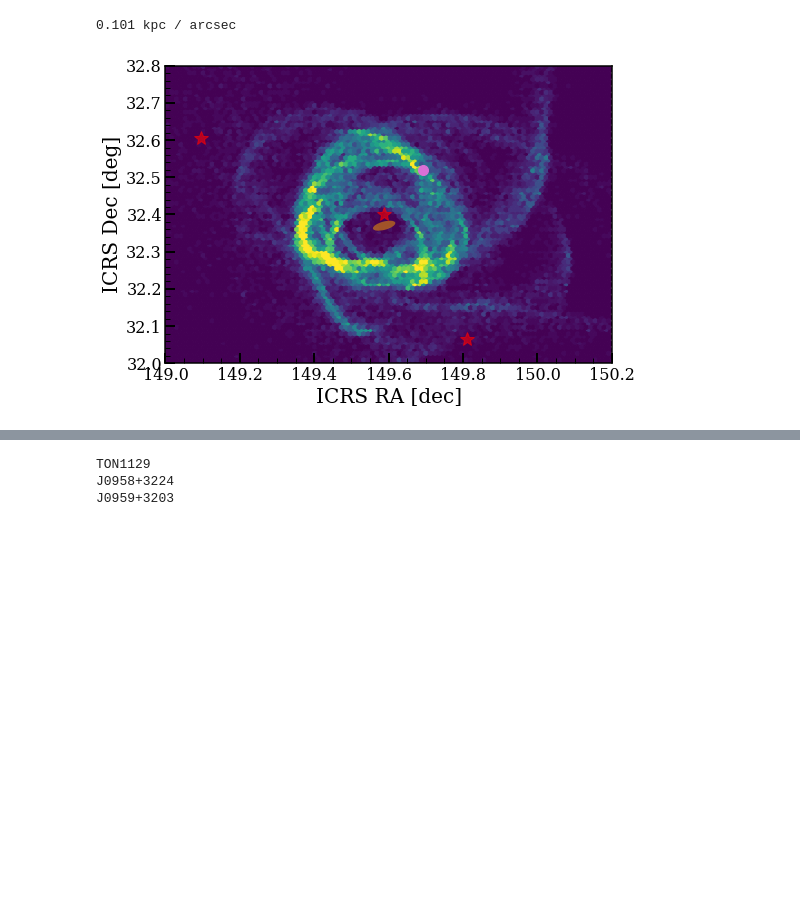
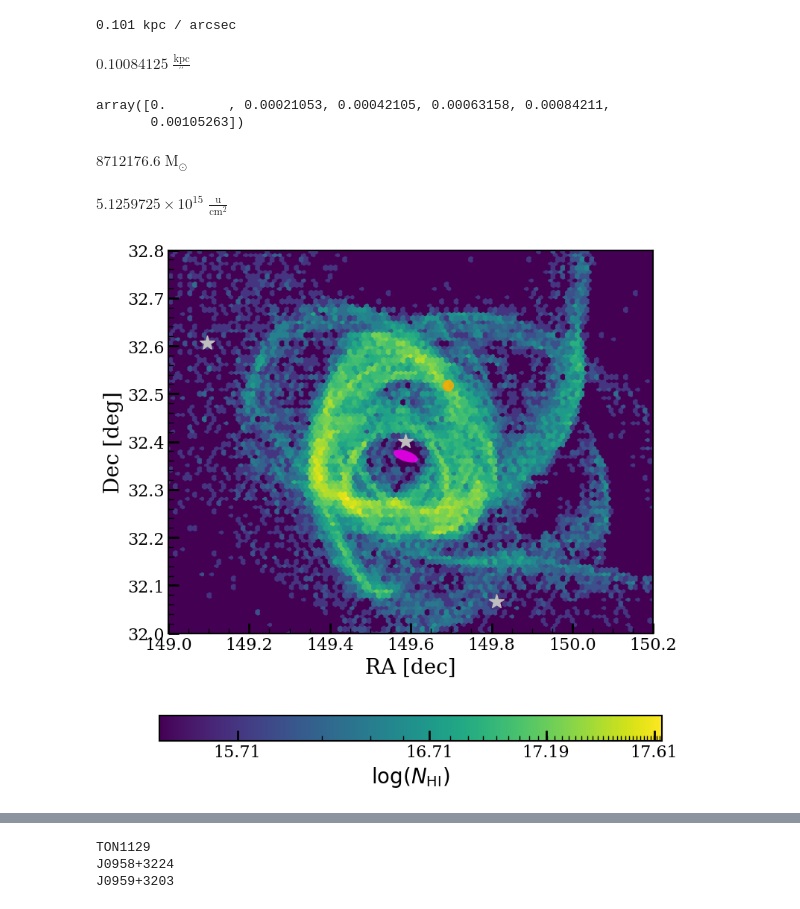
Before and after one commit to ahamanowicz/COS-SAGA, a Jupyter notebook: AAS plots.ipynb, the cells around one changed output, grey strips where cells are left out. Drawn from its saved outputs; the diff is of its cells as text; code cells hidden in the pictures; blank space fills up the shorter version.

```diff
--- a/AAS plots.ipynb
+++ b/AAS plots.ipynb
@@ -86,31 +86,70 @@ k_scale = 0.101 *u.kpc/u.arcsec
 print(k_scale)
 # %% [output]
 0.101 kpc / arcsec
+# %%
+d = 20.8*u.Mpc
+(d/u.radian).to(u.kpc/u.arcsec, u.dimensionless_angles())
+# %% [output]
+$0.10084125 \; \mathrm{\frac{kpc}{{}^{\prime\prime}}}$
+# %%
+tcks = cb.get_ticks()
+tcks/len(streams)
+# %% [output]
+array([0.        , 0.00021053, 0.00042105, 0.00063158, 0.00084211,
+       0.00105263])
+# %%
+sat_r = 18.89
+sat_r_abs = sat_r - Distance(d).distmod.value
+sat_mstar = u.Msun*10**((sat_r_abs - 4.65)/-2.5)
+sat_mstar
+# %% [output]
+$8712176.6 \; \mathrm{M_{\odot}}$
+# %%
+gridsize = 100
+area = (300*u.kpc)**2/gridsize/gridsize
+hi_to_star_ratio = 2
+column_density_scale = (sat_mstar*hi_to_star_ratio/area/len(streams)).to(u.u*u.cm**-2)
+column_density_scale
+# %% [output]
+$5.1259725 \times 10^{15} \; \mathrm{\frac{u}{cm^{2}}}$
 # %%
 
 fig = plt.figure(figsize=(8,8))
-ax = fig.add_subplot(1,1,1, aspect='equal')
+ax = fig.add_subplot(1,1,1, aspect=1/np.cos(32.5*u.deg))
 ax.set_xlim(149., 150.2)
 ax.set_ylim(32., 32.8)
-ax.set_xlabel("ICRS RA [dec]")
-ax.set_ylabel("ICRS Dec [deg]" )
+ax.set_xlabel("RA [dec]")
+ax.set_ylabel("Dec [deg]" )
 
 ellipse=(1.86/60*2,0.67/60.*2,105 ) #host orientation
-ells=Ellipse(xy=(cooH.ra.deg, cooH.dec.deg), width=ellipse[0], height=ellipse[1], angle=ellipse[2]-90, fc='orange', alpha=0.5)
+ells=Ellipse(xy=(cooH.ra.deg, cooH.dec.deg), width=ellipse[0], height=ellipse[1], angle=(ellipse[2]-90)*-1, fc='magenta', alpha=0.8, zorder=3)
 ax.add_artist(ells)
 
 #ax.plot(cooH.ra, cooH.dec, 's',ms = 15, color='darkorange')
-ax.plot(cooSat.ra, cooSat.dec, 'o',ms=10, c='orchid')
-ax.plot(cooQ1.ra, cooQ1.dec, '*', ms=15, c='red', alpha=0.6)
-ax.plot(cooQ2.ra, cooQ2.dec, '*', ms=15, c='red', alpha=0.6)
-ax.plot(cooQ3.ra, cooQ3.dec, '*', ms=15, c='red', alpha=0.6)
+qsocolor = (0.75,0.75,0.75)
+ax.plot(cooSat.ra, cooSat.dec, 'o',ms=10, c='orange', alpha=.8)
+ax.plot(cooQ1.ra, cooQ1.dec, '*', ms=15, c=qsocolor, alpha=1)
+ax.plot(cooQ2.ra, cooQ2.dec, '*', ms=15, c=qsocolor, alpha=1)
+ax.plot(cooQ3.ra, cooQ3.dec, '*', ms=15, c=qsocolor, alpha=1)
 
 a = np.where((streams.T[0] >= 149.) & (streams.T[0] <= 150.2)
              &(streams.T[1] > 32) &  (streams.T[1] < 33 ))
 
-im = ax.hexbin(streams.T[0][a], streams.T[1][a], vmin=0, vmax=50)
+#im = ax.hexbin(streams.T[0][a], streams.T[1][a], vmin=0, vmax=50)
+#im = ax.hexbin(streams.T[0][a], streams.T[1][a], norm=matplotlib.colors.LogNorm())
+im = ax.hexbin(streams.T[0][a], streams.T[1][a], gridsize=gridsize,
+               norm=matplotlib.colors.FuncNorm((lambda n:np.log10(n+1),lambda c:10**c-1)))
+
+cb = plt.colorbar(im, orientation='horizontal')
+
+tcks = [1, 10, 30, 80]
+cb.set_ticks(tcks, labels=['{:.2f}'.format(np.log10(t*column_density_scale.value)) for t in tcks])
+cb.set_label(r'$\log(N_{\rm HI})$')
+
+plt.tight_layout()
+plt.savefig('column_density.png')
 # %% [output]
-[figure, old version]
+[figure, new version]
 # %%
 fig = plt.figure(figsize=(7,7))
 ax1 = plt.subplot(111)
```
Also changed, not shown: parts of 3 cells of this notebook.
